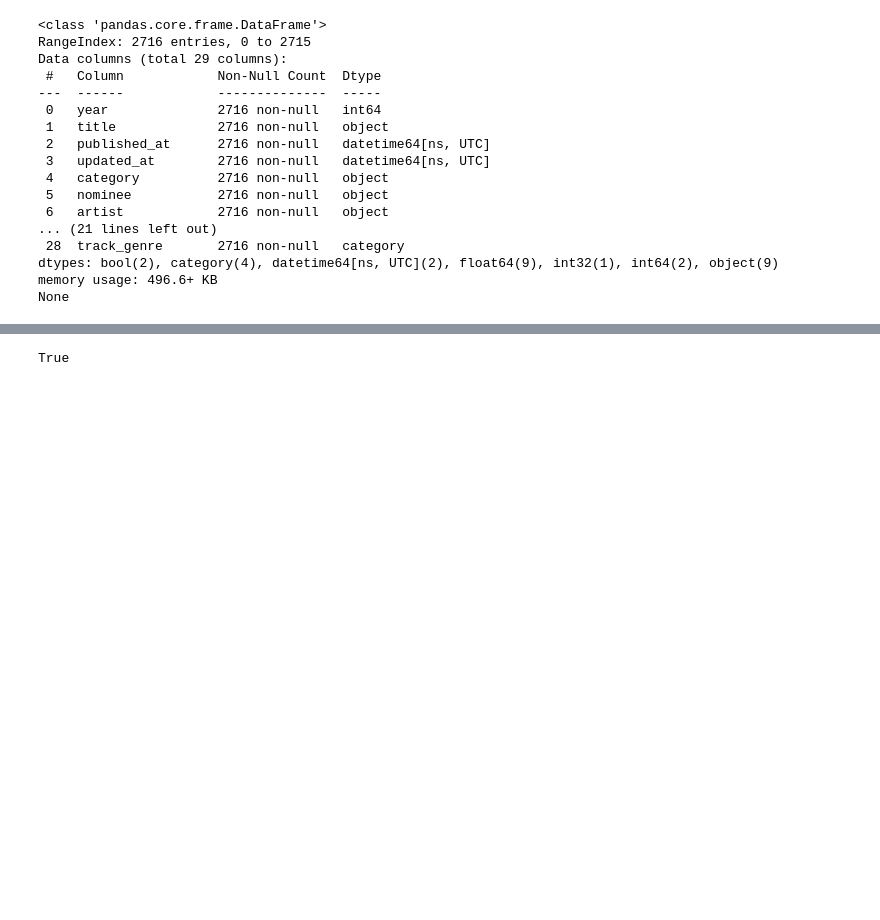
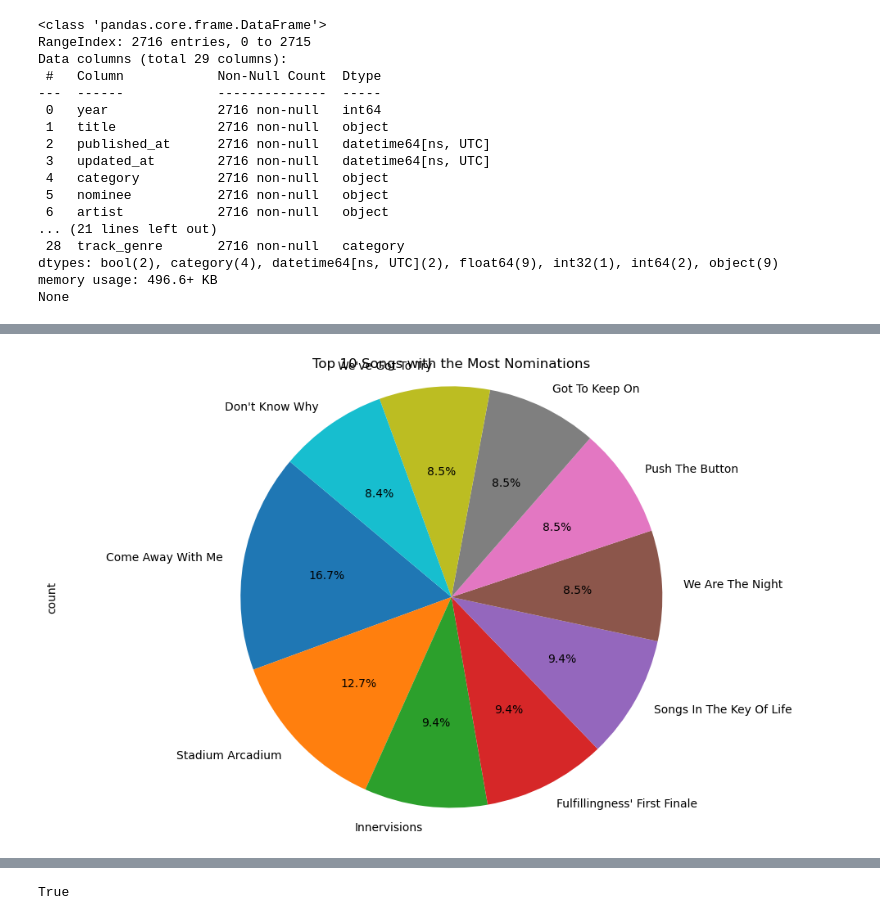
Before and after one commit to Federic0GC/Workshop_ETL2, a Jupyter notebook: Notebooks/003_dataset_merge.df.ipynb, the cells around one changed output, grey strips where cells are left out. Saved outputs shown, nothing was run; the diff lists cells and outputs as text; code cells hidden in the pictures; blank space fills up the shorter version.

```diff
--- a/Notebooks/003_dataset_merge.df.ipynb
+++ b/Notebooks/003_dataset_merge.df.ipynb
@@ -324,0 +242,9 @@ plt.show()
+# %%
+plt.figure(figsize=(10, 6))
+nominations_per_artist.head(10).plot(kind='pie', autopct='%1.1f%%', startangle=140)
+plt.title('Top 10 Songs with the Most Nominations')
+plt.axis('equal')
+plt.tight_layout()
+plt.show()
+# %% [output]
+[figure, added]
```
Also changed, not shown: parts of 66 cells of this notebook.
